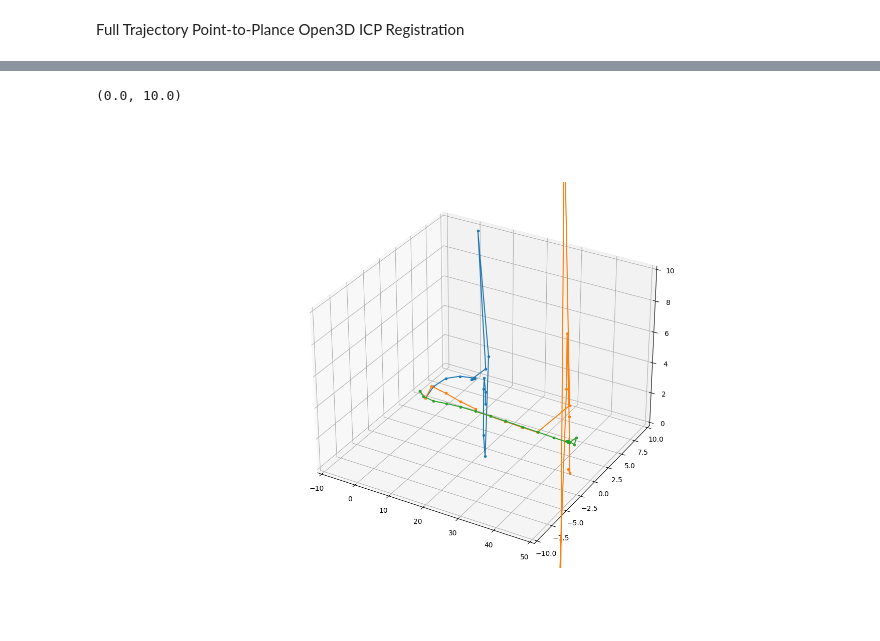
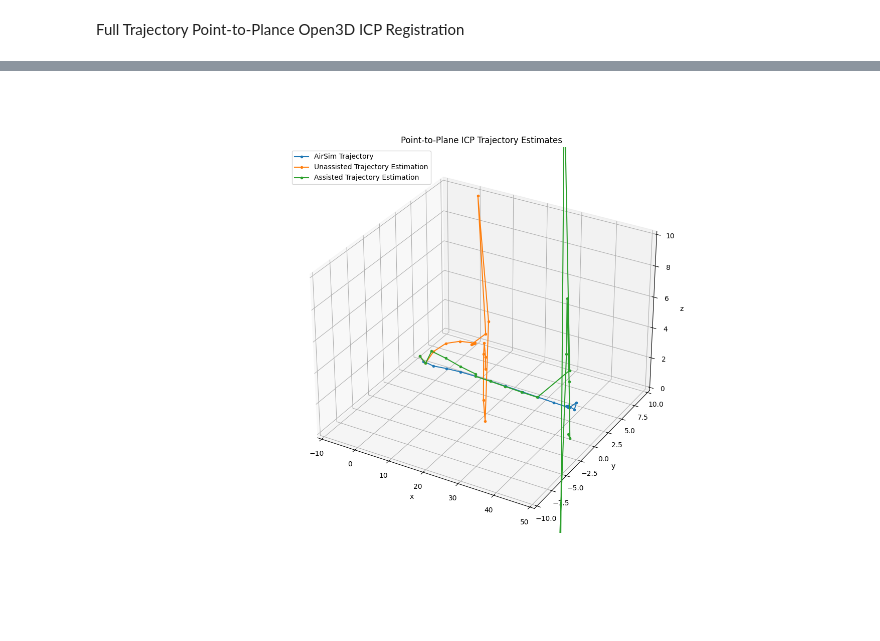
Before and after one commit to Stanford-NavLab/planeslam, a Jupyter notebook: notebooks/registration/point_to_plane_icp.ipynb, the cells around one changed output, grey strips where cells are left out. Cells and saved outputs as stored; diff of their text form; code cells hidden in the pictures.

Commit message:
added plots of trajectories

```diff
--- a/notebooks/registration/point_to_plane_icp.ipynb
+++ b/notebooks/registration/point_to_plane_icp.ipynb
@@ -164,33 +164,38 @@ Average Evaluation Time = 0.03309sec
 # %%
 # reconstructing the trajectory from only the starting point
 traj = [np.append(drone_positions[0], 1)]
 abs_traj_transformations = [traj_transformation[0]]
 for i in range(len(traj_transformation)):
     if i != 0:
         abs_traj_transformations.append(traj_transformation[i] @ abs_traj_transformations[-1])
     traj.append(traj_transformation[i] @ traj[-1])
 traj = np.array(traj)[:,:3]
 
 # Save the absolute trajectory transformations
 np.save("p2l_abs_traj_transformations", np.array(abs_traj_transformations))
 
 # reconstructing the trajectory from applying the transformation to the previous point of the ground truth trajectory
 drone_positions_4 = np.hstack((drone_positions, np.ones((len(drone_positions),1))))
 traj2 = [drone_positions_4[0]]
 for i in range(len(traj_transformation)):
     traj2.append(traj_transformation[i] @ drone_positions_4[i])
 traj2 = np.array(traj2)[:,:3]
 
 # Plot the points
 fig = plt.figure(figsize=(15,10))
 ax = fig.add_subplot(1, 1, 1, projection='3d')
 
+ax.plot3D(drone_positions[:,0], drone_positions[:,1], -drone_positions[:,2], marker='.')
 ax.plot3D(traj[:,0], traj[:,1], -traj[:,2], marker='.')
 ax.plot3D(traj2[:,0], traj2[:,1], -traj2[:,2], marker='.')
-ax.plot3D(drone_positions[:,0], drone_positions[:,1], -drone_positions[:,2], marker='.')
 ax.axes.set_xlim3d(left=-10, right=50)
 ax.axes.set_ylim3d(bottom=-10, top=10)
 ax.axes.set_zlim3d(bottom=0, top=10)
+ax.axes.set_xlabel('x')
+ax.axes.set_ylabel('y')
+ax.axes.set_zlabel('z')
+ax.legend(['AirSim Trajectory', 'Unassisted Trajectory Estimation', 'Assisted Trajectory Estimation'])
+plt.title('Point-to-Plane ICP Trajectory Estimates')
+plt.savefig('p2l_traj_plot')
 # %% [output]
-(0.0, 10.0)
-[figure, old version]
+[figure, new version]
```
Also changed, not shown: parts of 3 cells of this notebook, 7 other files.
